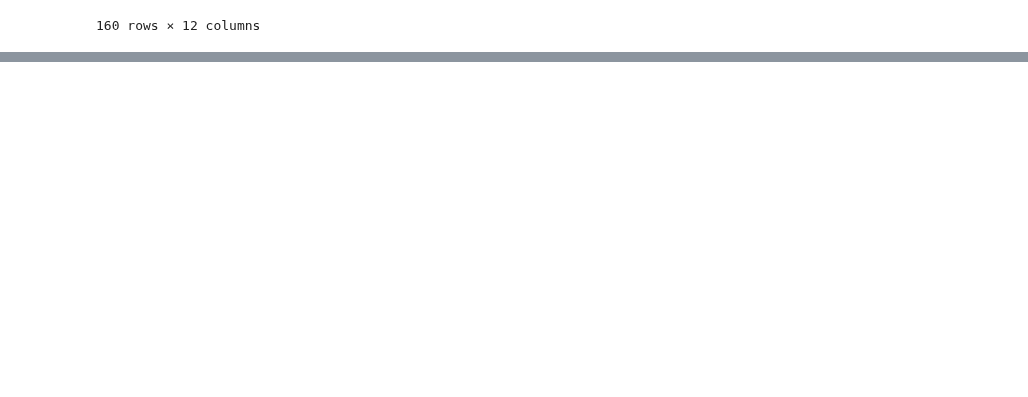
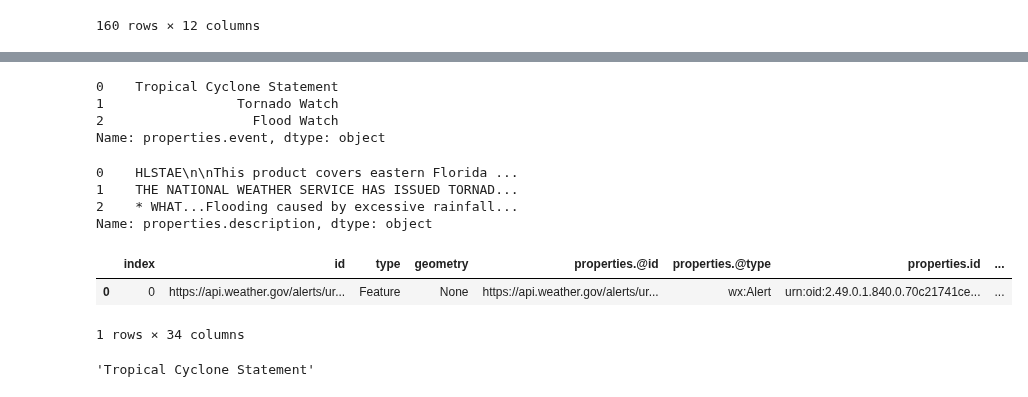
Before and after one commit to shroffr01/PersonalProject, a Jupyter notebook: test.ipynb, the cells around one changed output, grey strips where cells are left out. Saved outputs shown, nothing was run; the diff lists cells and outputs as text; code cells hidden in the pictures; blank space fills up the shorter version.

```diff
--- a/test.ipynb
+++ b/test.ipynb
@@ -390,0 +394,14 @@ df_g
+# %%
+r = requests.get('https://httpbin.org/user-agent')
+useragent = json.loads(r.text)['user-agent']
+headers = {'User-agent': useragent}
+# %%
+# Get URL for weather alerts
+
+url = f'''https://api.weather.gov/alerts/active?status=actual&message_type=alert&point={selected_lat}%2C{selected_lon}&urgency=Immediate,Expected,Future&severity=Extreme,Severe,Moderate,Minor&certainty=Observed,Likely,Possible&limit=50'''
+
+r = requests.get(url, headers = headers)
+
+myjson = json.loads(r.text)
+# %%
+df_alerts = pd.json_normalize(myjson['features'][0])
@@ -390,0 +414,20 @@ df_g
+# %%
+df_alerts['properties.event']
+# %% [output]
+0    Tropical Cyclone Statement
+1                 Tornado Watch
+2                   Flood Watch
+Name: properties.event, dtype: object
+# %%
+df_alerts['properties.description']
+# %% [output]
+0    HLSTAE\n\nThis product covers eastern Florida ...
+1    THE NATIONAL WEATHER SERVICE HAS ISSUED TORNAD...
+2    * WHAT...Flooding caused by excessive rainfall...
+Name: properties.description, dtype: object
+# %%
+df_alerts.reset_index()
+# %% [output]
+|  | index | id | type | geometry | properties.@id | properties.@type | properties.id | ... |
+| 0 | 0 | https://api.weather.gov/alerts/ur... | Feature | None | https://api.weather.gov/alerts/ur... | wx:Alert | urn:oid:2.49.0.1.840.0.70c21741ce... | ... |
+1 rows × 34 columns
@@ -390,0 +436,4 @@ df_g
+# %%
+a['properties.event']
+# %% [output]
+'Tropical Cyclone Statement'
```
Also changed, not shown: parts of 3 cells of this notebook, 1 other file.
